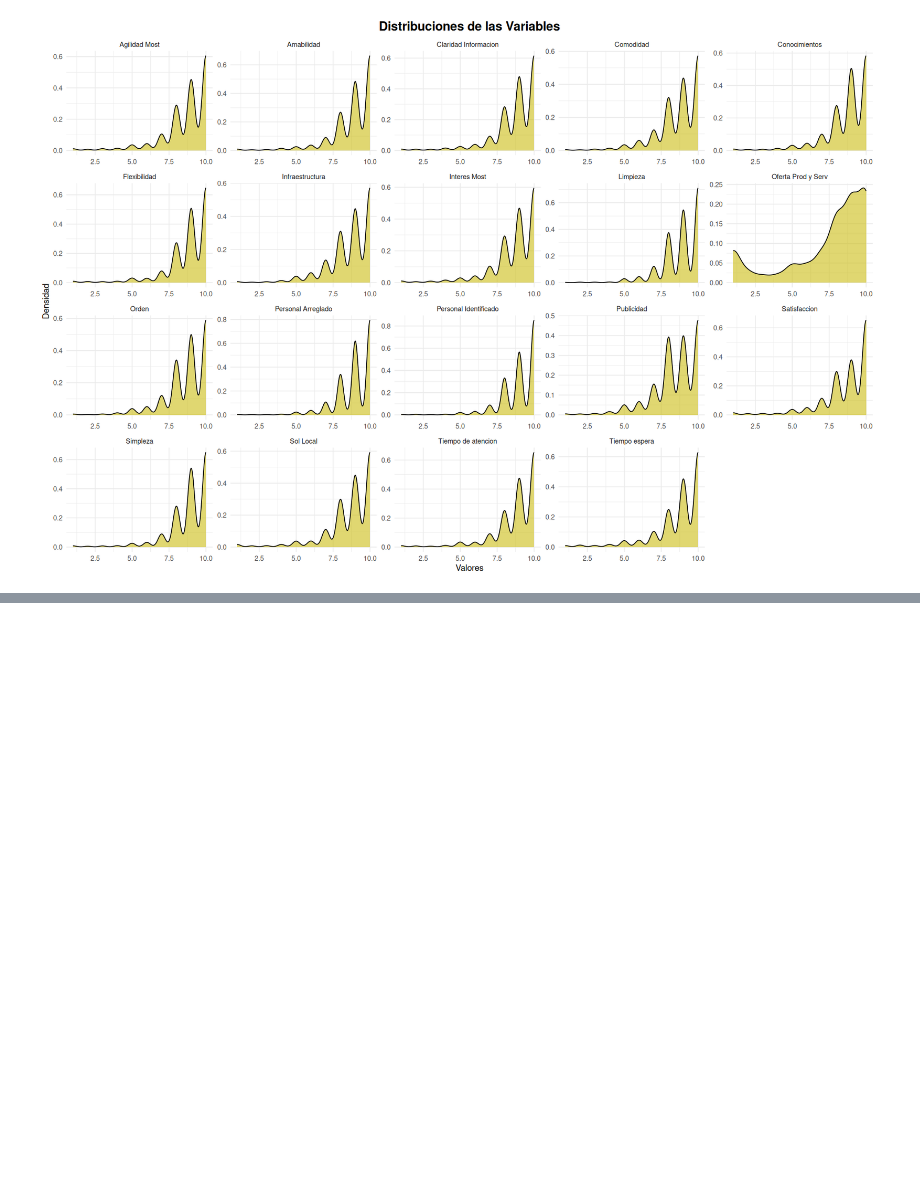
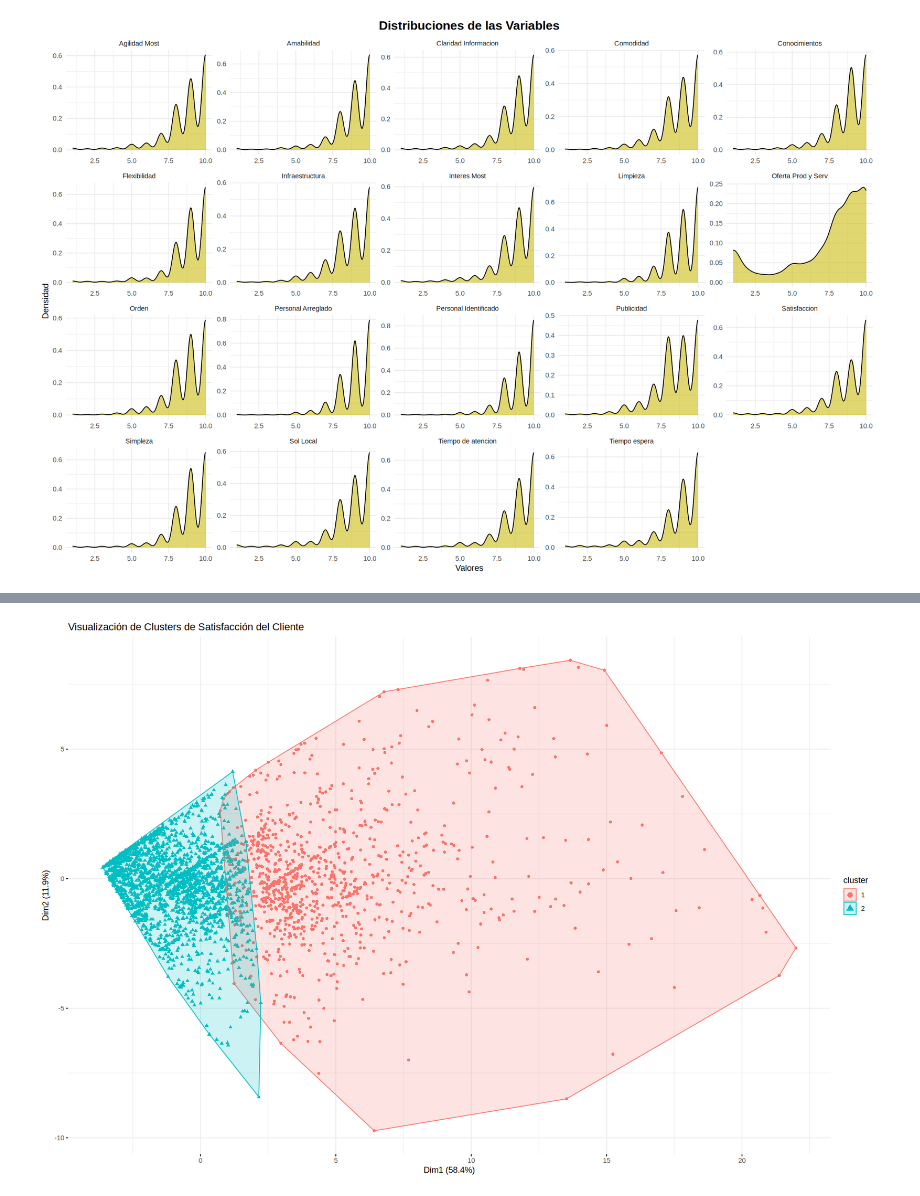
Before and after one commit to codelock54/Client_Satisfaction, a Jupyter notebook: Client_Satisfaction.ipynb, the cells around one changed output, grey strips where cells are left out. Saved outputs shown, nothing was run; the diff lists cells and outputs as text; code cells hidden in the pictures; blank space fills up the shorter version.

```diff
--- a/Client_Satisfaction.ipynb
+++ b/Client_Satisfaction.ipynb
@@ -199,0 +243,6 @@ ggplot(Data_long, aes(x = Valor)) +
+# %%
+set.seed(123)
+k <- 2
+kmeans_silueta <- kmeans(Data, centers = k, nstart = 50)
+
+kmeans_silueta
@@ -199,0 +267,7 @@ ggplot(Data_long, aes(x = Valor)) +
+# %%
+fviz_cluster(kmeans_silueta, data = Data,
+             geom = "point",
+             ggtheme = theme_minimal()) +
+  ggtitle("Visualización de Clusters de Satisfacción del Cliente")
+# %% [output]
+[figure, added]
```
Also changed, not shown: parts of 26 cells of this notebook, 1 other file.
